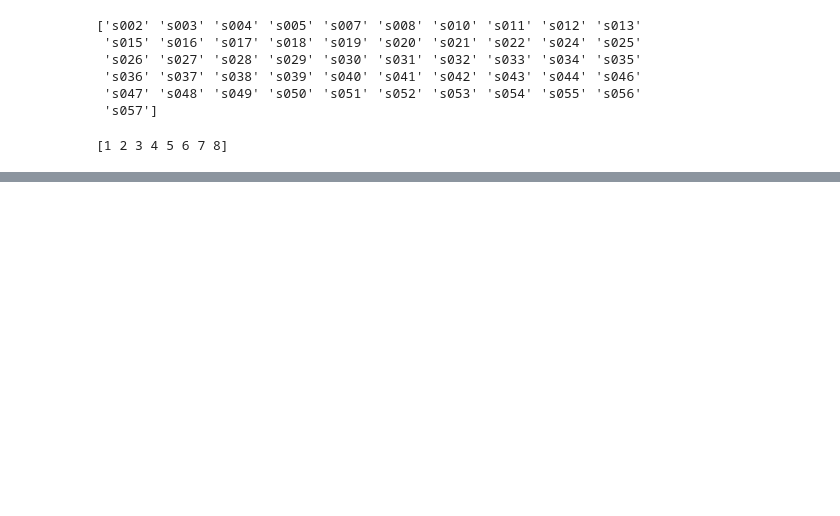
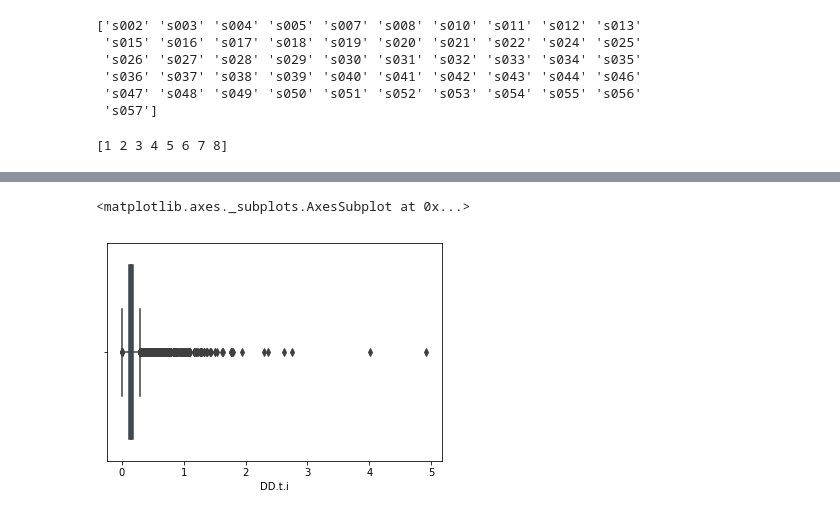
Before and after one commit to antonyfray/keystroke-dynamics-cmu, a Jupyter notebook: nb.ipynb, the cells around one changed output, grey strips where cells are left out. Saved outputs shown, nothing was run; the diff lists cells and outputs as text; code cells hidden in the pictures; blank space fills up the shorter version.

```diff
--- a/nb.ipynb
+++ b/nb.ipynb
@@ -91,0 +147,5 @@ sns.pairplot(df.filter(['UD.period.t','UD.t.i','UD.i.e','UD.e.five','UD.five.Shi
+# %%
+sns.boxplot(x=df["DD.t.i"])
+# %% [output]
+<matplotlib.axes._subplots.AxesSubplot at 0x...>
+[figure, added]
```
Also changed, not shown: parts of 17 cells of this notebook.
